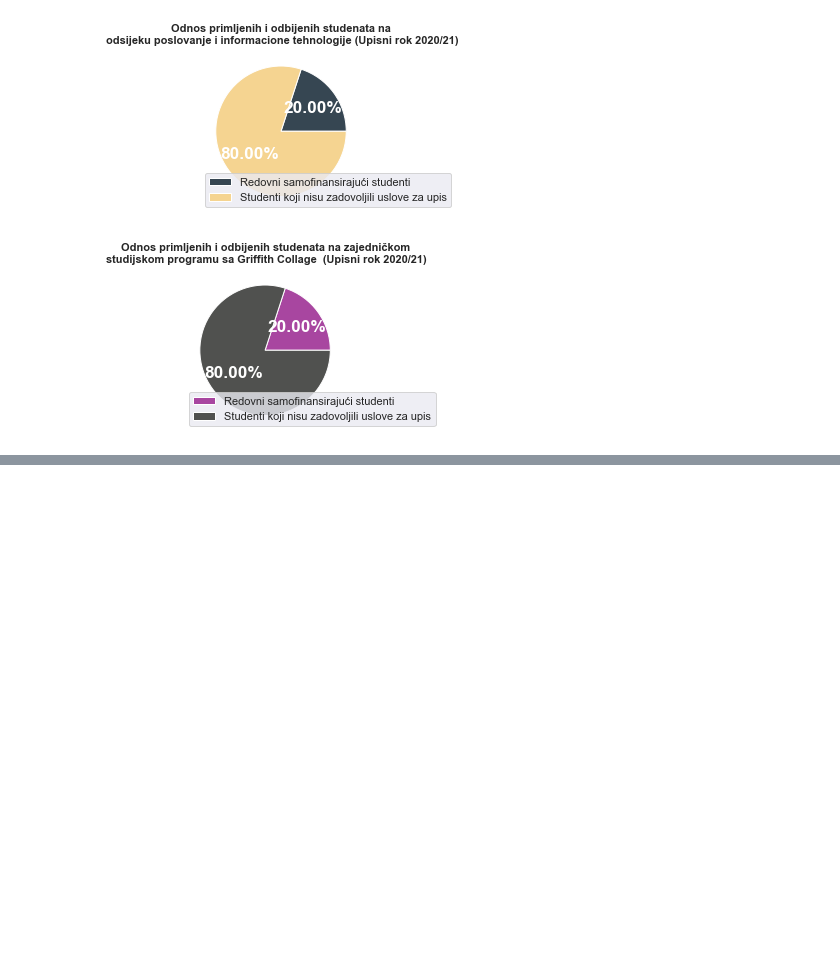
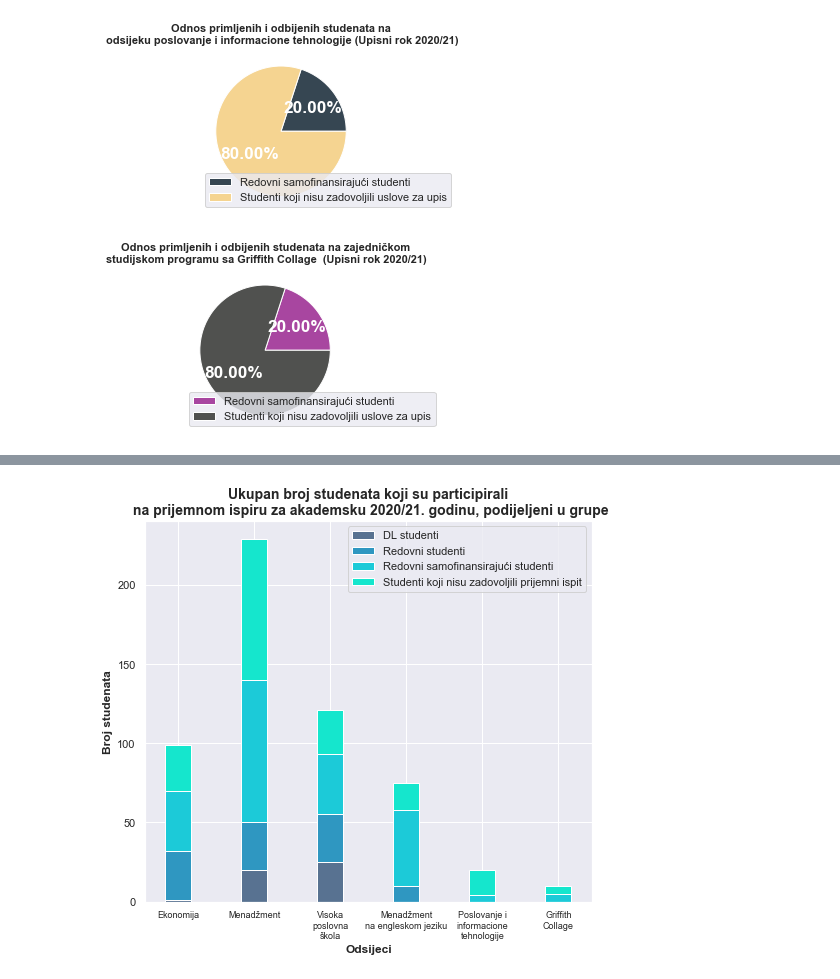
Before and after one commit to WorldWideWest/logisticRegressionSEBS, a Jupyter notebook: visualisation.ipynb, the cells around one changed output, grey strips where cells are left out. Saved outputs shown, nothing was run; the diff lists cells and outputs as text; code cells hidden in the pictures; blank space fills up the shorter version.

Commit message:
Export
Changed some code issues and added one bar chart

```diff
--- a/visualisation.ipynb
+++ b/visualisation.ipynb
@@ -6,6 +6,6 @@ sns.set()
 # %% [markdown]
 #### Data
 # %%
-data = pd.read_excel('source/visualisationData/vizpieData.xlsx')
+data = pd.read_excel('source/visualizationData/vizpieData.xlsx')
 data
 # %% [output]
@@ -227,0 +232,58 @@ pieREDSit(itData,
+# %%
+sns.set_palette('colorblind')
+plt.figure(figsize = (8,7))
+labels = ['Ekonomija', 'Menadžment', 'Visoka\nposlovna\nškola', 'Menadžment\nna engleskom jeziku', 'Poslovanje i\ninformacione\ntehnologije', 'Griffith\nCollage']
+
+dl = pd.DataFrame( [data.at[0, 'count'], data.at[4, 'count'], data.at[8, 'count'], 0, 0, 0])
+
+red = pd.DataFrame([data.at[1, 'count'], data.at[5, 'count'], data.at[9, 'count'], data.at[12, 'count'], 0, 0])
+
+reds = pd.DataFrame([data.at[2, 'count'], data.at[6, 'count'], data.at[10, 'count'], data.at[13, 'count'], data.at[15, 'count'], data.at[17, 'count']])
+valuesOne = dl + red
+
+fail = pd.DataFrame([data.at[3, 'count'], data.at[7, 'count'], data.at[11, 'count'], data.at[14, 'count'], data.at[16, 'count'], data.at[18, 'count']])
+valuesTwo = dl + red + reds
+
+plt.bar(x = labels,
+        height = dl[0],
+        color = '#587291',
+        width = 0.34)
+plt.bar(x = labels,
+        height = red[0],
+        color = '#2F97C1',
+        bottom = dl[0],
+        width = 0.34)
+plt.bar(x = labels,
+        height = reds[0],
+        color = '#1CCAD8',
+        bottom = valuesOne[0],
+        width = 0.34)
+plt.bar(x = labels,
+        height = fail[0],
+        color = '#15E6CD',
+        bottom = valuesTwo[0],
+        width = 0.34)
+
+plt.title('Ukupan broj studenata koji su participirali\n na prijemnom ispiru za akademsku 2020/21. godinu, podijeljeni u grupe',
+          fontsize = 14,
+          fontweight = 'bold')
+
+plt.ylabel('Broj studenata',
+            fontsize = 12,
+            fontweight = 'bold')
+
+plt.xlabel('Odsijeci',
+           fontsize = 12,
+           fontweight = 'bold')
+plt.xticks(fontsize = 9)
+
+plt.legend(['DL studenti',
+            'Redovni studenti',
+            'Redovni samofinansirajući studenti',
+            'Studenti koji nisu zadovoljili prijemni ispit'],
+           loc = 'upper right')
+
+plt.savefig('visualizations/total.png', dpi = 2000)
+plt.show()
+# %% [output]
+[figure, added]
```
Also changed, not shown: parts of 19 cells of this notebook, 11 other files.
